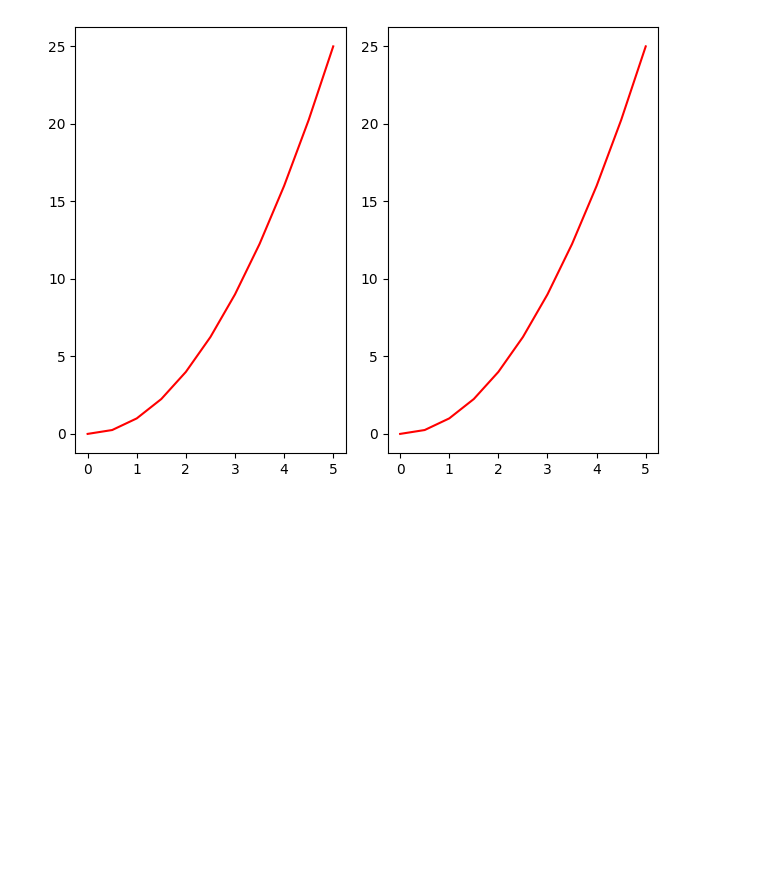
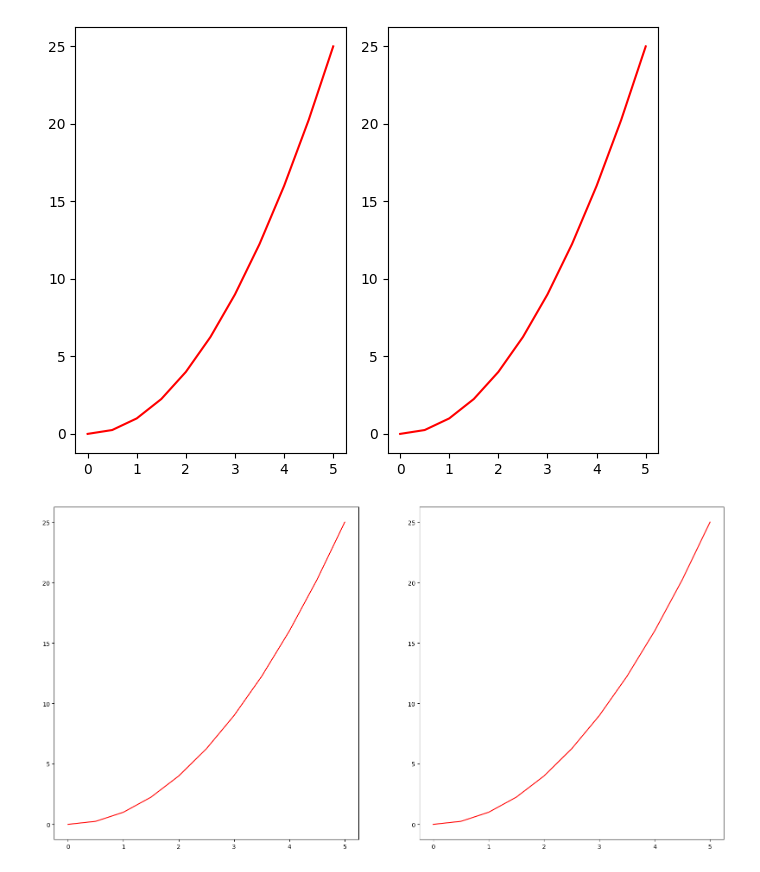
Before and after one commit to ludiemert/Data_Visualization_Matplotlib, a Jupyter notebook: Matplotlib.ipynb, the cells around one changed output. Saved outputs shown, nothing was run; the diff lists cells and outputs as text; code cells hidden in the pictures; blank space fills up the shorter version.

```diff
--- a/Matplotlib.ipynb
+++ b/Matplotlib.ipynb
@@ -206,3 +206,11 @@ for axis in ax:
 plt.tight_layout()
 # %% [output]
 [figure]
+# %%
+# ajust no tamanho do grafic, # passa uma tupla com valores grandes
+fig, ax = plt.subplots(nrows=1, ncols=2, figsigze=(20, 10))
+
+for axis in ax:
+    axis.plot(x, y, "r")
+# %% [output]
+[figure, added]
```
Also changed, not shown: parts of 5 cells of this notebook.
